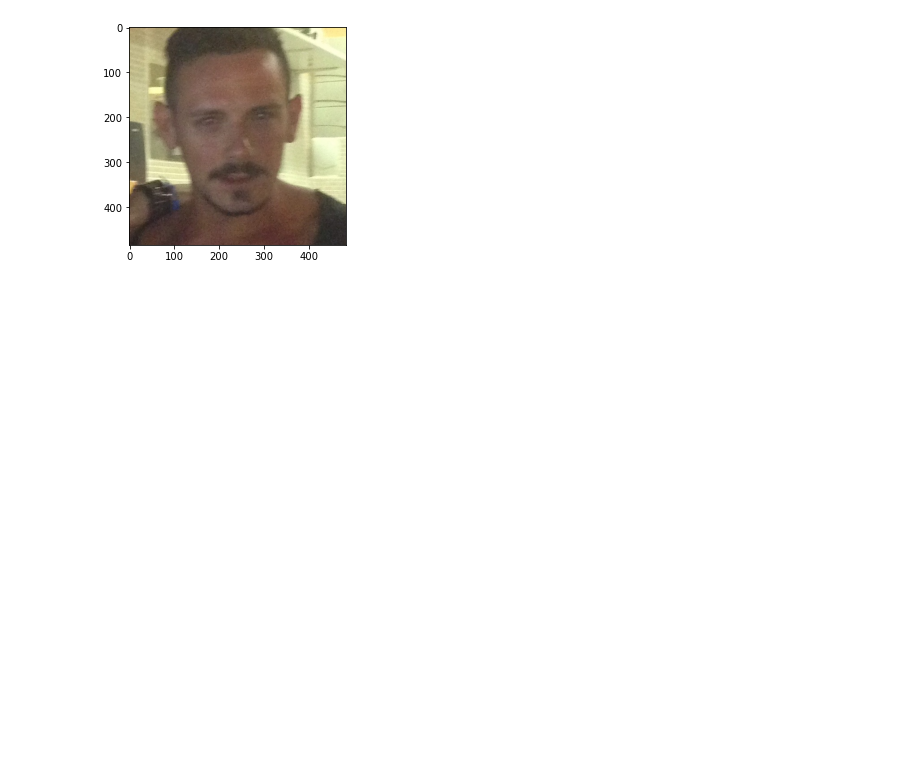
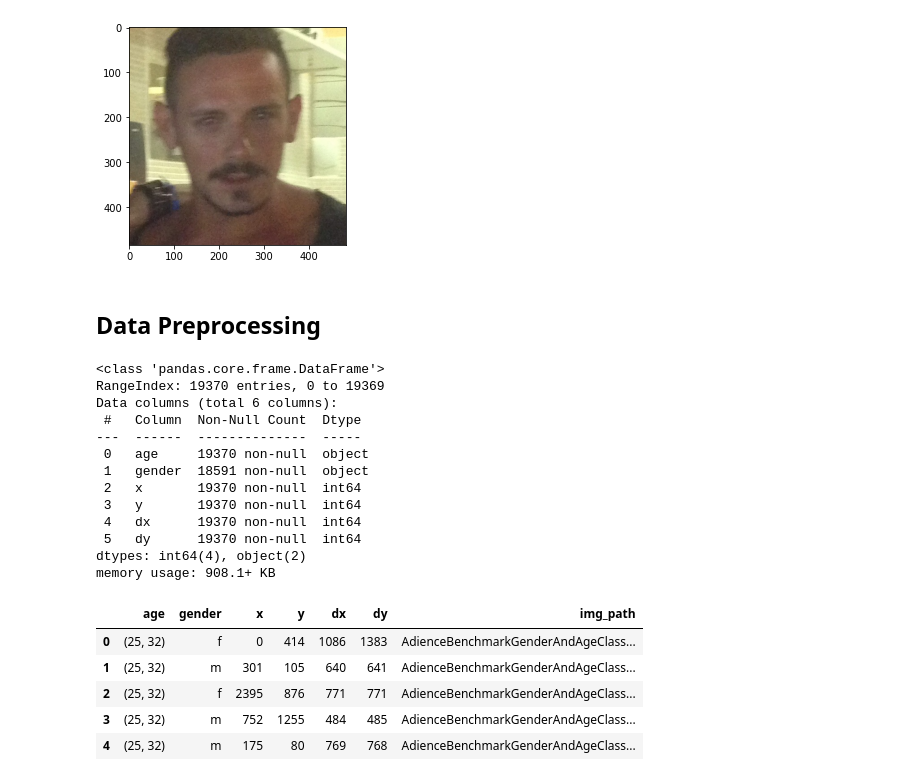
Before and after one commit to alfinyusriansyah/Project_Pembelajaran_Mesin, a Jupyter notebook: pembelajaran-mesin/Project.ipynb, the cells around one changed output. Cells and saved outputs as stored; diff of their text form; code cells hidden in the pictures; blank space fills up the shorter version.

Commit message:
update project, data preprocessing

```diff
--- a/pembelajaran-mesin/Project.ipynb
+++ b/pembelajaran-mesin/Project.ipynb
@@ -49,0 +32,4 @@ memory usage: 1.8+ MB
+# %%
+total_data = pd.concat([fold0, fold1, fold2, fold3, fold4], ignore_index=True)
+print(total_data.shape)
+total_data.info()
@@ -76,3 +86,34 @@ plt.imshow(img)
 plt.show()
 # %% [output]
 [figure]
+# %% [markdown]
+## Data Preprocessing
+# %%
+imp_data = total_data[['age', 'gender', 'x', 'y', 'dx', 'dy']].copy() # copy data
+imp_data.info()
+img_path = [] #link path
+for row in total_data.iterrows(): # link path merujuk gambar
+    path = "AdienceBenchmarkGenderAndAgeClassification/faces/"+row[1].user_id+"/coarse_tilt_aligned_face."+str(row[1].face_id)+"."+row[1].original_image
+    img_path.append(path) #ditambahkan ke variabel img_path
+imp_data['img_path'] = img_path #menamhkan kolom baru yaitu img_path, dengan isi link path gambarnya
+imp_data.head() # menampilkan 5 data teratas
+# %% [output]
+<class 'pandas.core.frame.DataFrame'>
+RangeIndex: 19370 entries, 0 to 19369
+Data columns (total 6 columns):
+ #   Column  Non-Null Count  Dtype
+---  ------  --------------  -----
+ 0   age     19370 non-null  object
+ 1   gender  18591 non-null  object
+ 2   x       19370 non-null  int64
+ 3   y       19370 non-null  int64
+ 4   dx      19370 non-null  int64
+ 5   dy      19370 non-null  int64
+dtypes: int64(4), object(2)
+memory usage: 908.1+ KB
+|  | age | gender | x | y | dx | dy | img_path |
+| 0 | (25, 32) | f | 0 | 414 | 1086 | 1383 | AdienceBenchmarkGenderAndAgeClass... |
+| 1 | (25, 32) | m | 301 | 105 | 640 | 641 | AdienceBenchmarkGenderAndAgeClass... |
+| 2 | (25, 32) | f | 2395 | 876 | 771 | 771 | AdienceBenchmarkGenderAndAgeClass... |
+| 3 | (25, 32) | m | 752 | 1255 | 484 | 485 | AdienceBenchmarkGenderAndAgeClass... |
+| 4 | (25, 32) | m | 175 | 80 | 769 | 768 | AdienceBenchmarkGenderAndAgeClass... |
```
Also changed, not shown: parts of 10 cells of this notebook.
